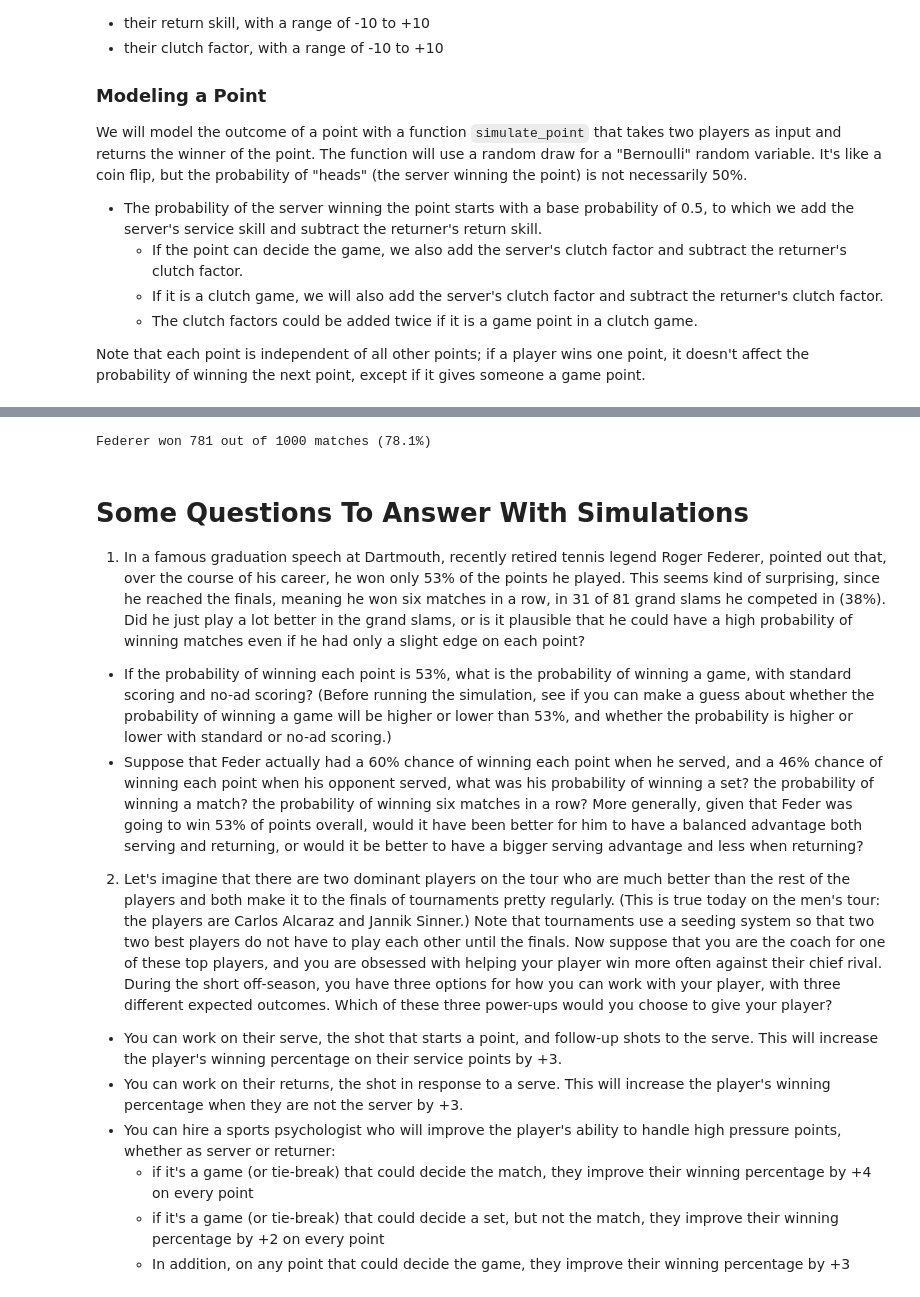
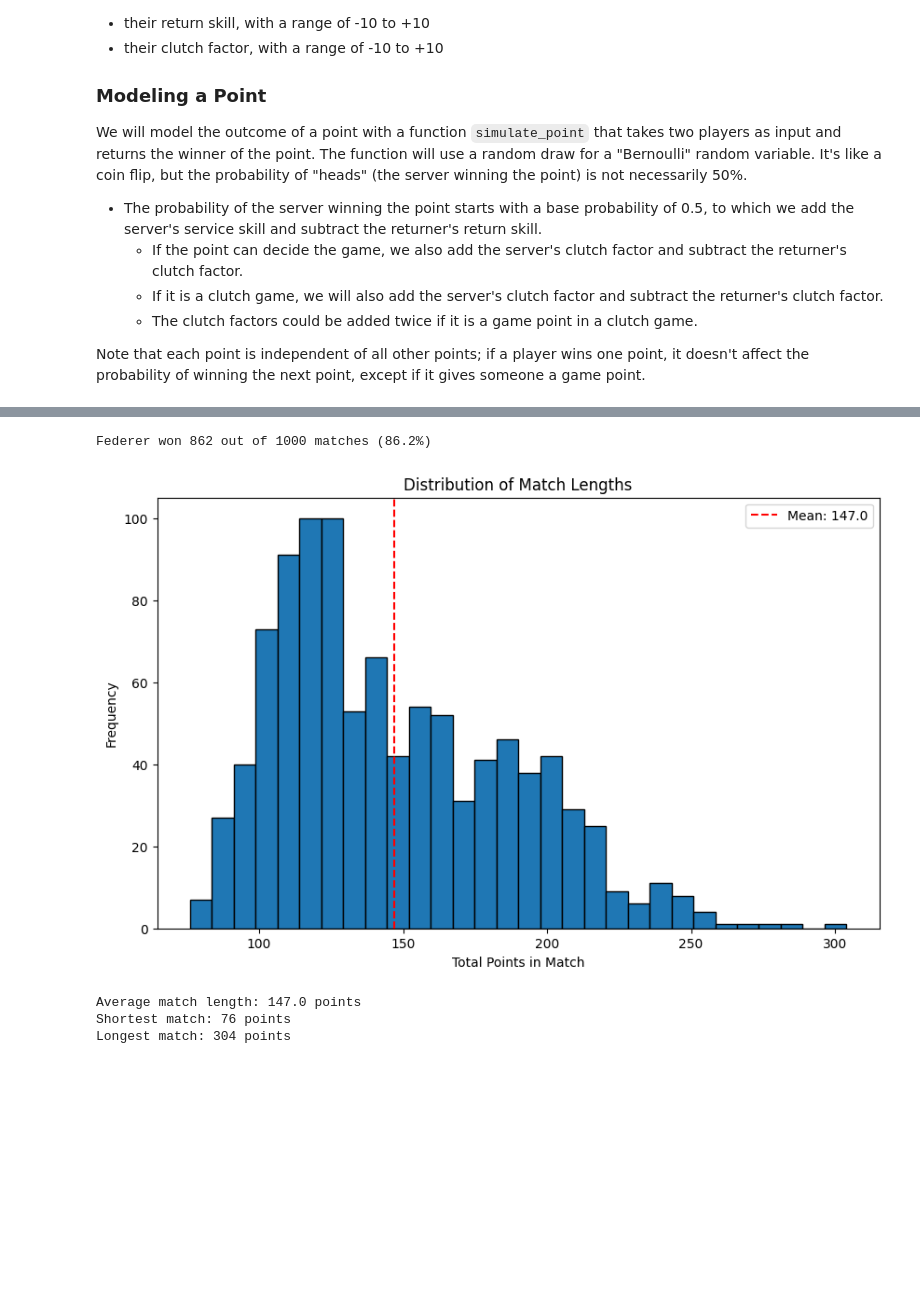
Before and after one commit to umsi211F2025/umsi211-f25-course-resources, a Jupyter notebook: week8-9/tennis_simulations.ipynb, the cells around one changed output, grey strips where cells are left out. Saved outputs shown, nothing was run; the diff lists cells and outputs as text; code cells hidden in the pictures; blank space fills up the shorter version.

Commit message:
update tennis_simulation

```diff
--- a/week8-9/tennis_simulations.ipynb
+++ b/week8-9/tennis_simulations.ipynb
@@ -282,4 +526,6 @@ p1 = Player(serve_skill=5, return_skill=1, pressure_skill=0, name="Federer")
 p2 = Player(serve_skill=2, return_skill=-2, pressure_skill=0, name="Joe Average")
 # %%
-simulate_match(p1, p2, best_of=3, verbose=True)
+# Simulate a match and display with full detail
+match = Match(p2, p1, best_of=3)
+match.simulate()
 # %% [output]
@@ -355,26 +629,47 @@ Overall, Federer wins 57.5% of games.
 # %%
-# Simulate lots of matches against "Joe Average".
+# Simulate lots of matches
 num_simulations = 1000
-results = [simulate_match(p1, p2) for _ in range(num_simulations)]
-def winner(match_result):
-    p1_sets = sum(1 for p1_games, p2_games in match_result if p1_games > p2_games)
-    p2_sets = sum(1 for p1_games, p2_games in match_result if p2_games > p1_games)
-    return p1_sets > p2_sets
-p1_wins = sum(1 for result in results if winner(result))
+matches = []
+
+for _ in range(num_simulations):
+    match = Match(p1, p2, best_of=3)
+    match.simulate()
+    matches.append(match)
+
+p1_wins = sum(1 for match in matches if match.player1_won)
 print(f"{p1.name} won {p1_wins} out of {num_simulations} matches ({(p1_wins/num_simulations)*100:.1f}%)")
 # %% [output]
-Federer won 781 out of 1000 matches (78.1%)
+Federer won 862 out of 1000 matches (86.2%)
-# %% [markdown]
-# Some Questions To Answer With Simulations
-
-1. In a famous graduation speech at Dartmouth, recently retired tennis legend Roger Federer, pointed out that, over the course of his career, he won only 53% of the points he played. This seems kind of surprising, since he reached the finals, meaning he won six matches in a row, in 31 of 81 grand slams he competed in (38%). Did he just play a lot better in the grand slams, or is it plausible that he could have a high probability of winning matches even if he had only a slight edge on each point?
-- If the probability of winning each point is 53%, what is the probability of winning a game, with standard scoring and no-ad scoring? (Before running the simulation, see if you can make a guess about whether the probability of winning a game will be higher or lower than 53%, and whether the probability is higher or lower with standard or no-ad scoring.)
-- Suppose that Feder actually had a 60% chance of winning each point when he served, and a 46% chance of winning each point when his opponent served, what was his probability of winning a set? the probability of winning a match? the probability of winning six matches in a row? More generally, given that Feder was going to win 53% of points overall, would it have been better for him to have a balanced advantage both serving and returning, or would it be better to have a bigger serving advantage and less when returning?
-
-2. Let's imagine that there are two dominant players on the tour who are much better than the rest of the players and both make it to the finals of tournaments pretty regularly. (This is true today on the men's tour: the players are Carlos Alcaraz and Jannik Sinner.) Note that tournaments use a seeding system so that two two best players do not have to play each other until the finals. Now suppose that you are the coach for one of these top players, and you are obsessed with helping your player win more often against their chief rival. During the short off-season, you have three options for how you can work with your player, with three different expected outcomes. Which of these three power-ups would you choose to give your player?
-- You can work on their serve, the shot that starts a point, and follow-up shots to the serve. This will increase the player's winning percentage on their service points by +3.
-- You can work on their returns, the shot in response to a serve. This will increase the player's winning percentage when they are not the server by +3.
-- You can hire a sports psychologist who will improve the player's ability to handle high pressure points, whether as server or returner:
-  - if it's a game (or tie-break) that could decide the match, they improve their winning percentage by +4 on every point
-  - if it's a game (or tie-break) that could decide a set, but not the match, they improve their winning percentage by +2 on every point
-  - In addition, on any point that could decide the game, they improve their winning percentage by +3
+# %%
+# Now we can analyze the synthetic data!
+# For example, let's look at the distribution of match lengths (total points played)
+
+match_lengths = []
+for match in matches:
+    total_points = 0
+    for tennis_set in match.sets:
+        for game in tennis_set.games:
+            if isinstance(game, Tiebreak):
+                total_points += len(game.points)
+            else:
+                total_points += len(game.points)
+    match_lengths.append(total_points)
+
+import matplotlib.pyplot as plt
+plt.figure(figsize=(10, 6))
+plt.hist(match_lengths, bins=30, edgecolor='black')
+plt.xlabel('Total Points in Match')
+plt.ylabel('Frequency')
+plt.title('Distribution of Match Lengths')
+plt.axvline(np.mean(match_lengths), color='red', linestyle='--', label=f'Mean: {np.mean(match_lengths):.1f}')
+plt.legend()
+plt.show()
+
+print(f"Average match length: {np.mean(match_lengths):.1f} points")
+print(f"Shortest match: {min(match_lengths)} points")
+print(f"Longest match: {max(match_lengths)} points")
+# %% [output]
+[figure, added]
+Average match length: 147.0 points
+Shortest match: 76 points
+Longest match: 304 points
```
Also changed, not shown: parts of 30 cells of this notebook.
